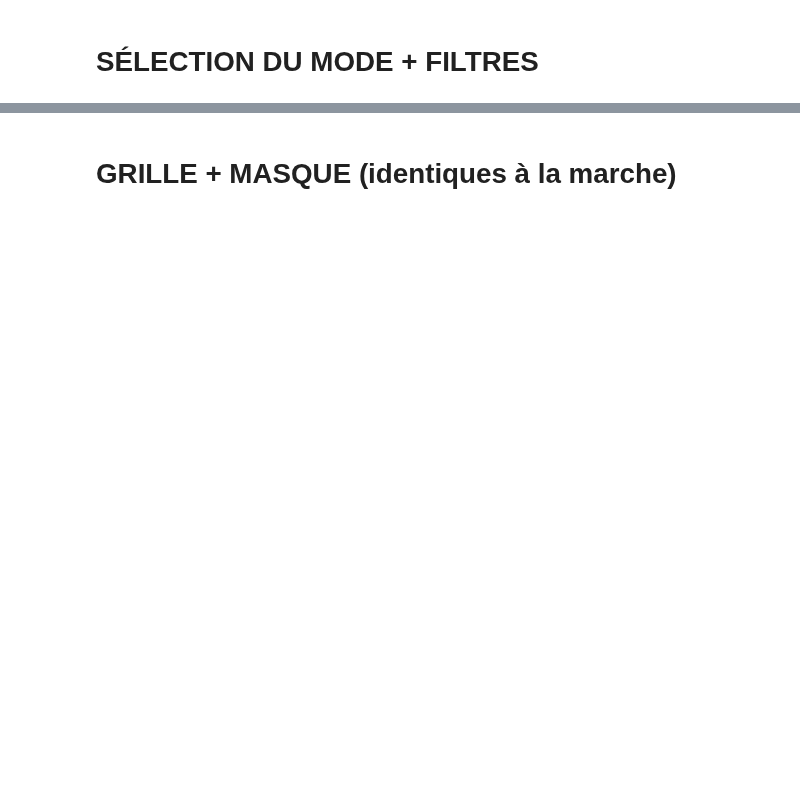
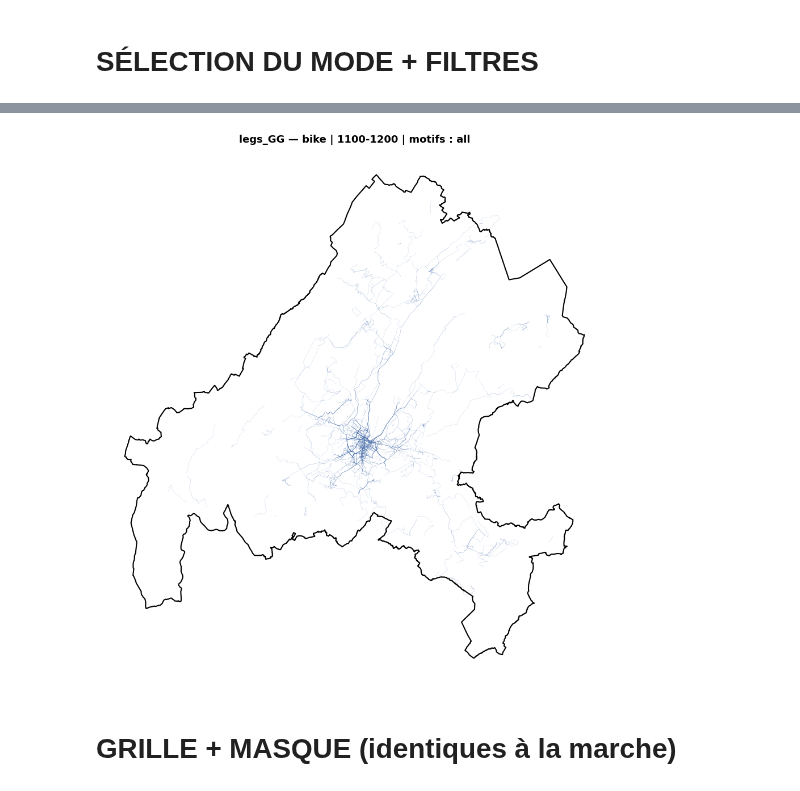
Before and after one commit to action-situee/PROJET_PIETON_GG, a Jupyter notebook: Notebook/PANEL_LEMANIQUE/01_bis_density_car_bike.ipynb, the cells around one changed output, grey strips where cells are left out. Cells and saved outputs as stored; diff of their text form; code cells hidden in the pictures; blank space fills up the shorter version.

```diff
--- a/Notebook/PANEL_LEMANIQUE/01_bis_density_car_bike.ipynb
+++ b/Notebook/PANEL_LEMANIQUE/01_bis_density_car_bike.ipynb
@@ -133,7 +187,7 @@ elif SOURCE == "gpkg":
         usr_w_constant_bad_signal = 0
     """
     keep_cols = ["leg_id", "user_id_fors", "mode", "length_leg", "duration",
-                 "started_at_in_timezone", "legs_date", "geometry"]
+                 "started_at_in_timezone", "legs_date", PURPOSE_COL, "geometry"]
 
     parts = []
     for layer in fiona.listlayers(f'{input_file_path_PL}241120_legs.gpkg'):
@@ -202,6 +277,47 @@ if MAX_SPEED_KMH is not None:
     gdf = gdf[~(gdf["speed_kmh"] > MAX_SPEED_KMH)].copy()
     print(f"\nFiltre vitesse > {MAX_SPEED_KMH} km/h : {n_fast:,} legs retirés, reste {len(gdf):,}")
 
+# ─── Référence users du mode (AVANT filtres horaire / motif) ─────────────────
+# Sert de dénominateur "mode_users" : les rasters par créneau / motif restent
+# additifs et comparables à density_all_<mode> (même population).
+N_USERS_MODE = gdf["user_id_fors"].nunique()
+print(f"\nUsers du mode (référence) : {N_USERS_MODE}")
+
+# ─── Filtre horaire (heure locale de départ) ──────────────────────────────────
+if TIME_FILTER:
+    if "started_at_local" in gdf.columns:
+        t_local = pd.to_datetime(gdf["started_at_local"], utc=True).dt.tz_convert("Europe/Zurich")
+    else:
+        t_local = pd.to_datetime(gdf["started_at_in_timezone"], utc=True).dt.tz_convert("Europe/Zurich")
+    t_min = t_local.dt.hour * 60 + t_local.dt.minute
+
+    if T_START < T_END:
+        time_mask = (t_min >= T_START) & (t_min < T_END)
+    else:                                   # fenêtre qui passe minuit
+        time_mask = (t_min >= T_START) | (t_min < T_END)
+
+    n_before = len(gdf)
+    gdf = gdf[time_mask.values].copy()
+    print(f"Filtre horaire {TIME_LABEL}   : {len(gdf):,} / {n_before:,} legs gardés")
+
+# ─── Filtre motif ─────────────────────────────────────────────────────────────
+if PURPOSE_COL in gdf.columns:
+    print(f"\nMotifs disponibles ({PURPOSE_COL}) :")
+    print(gdf[PURPOSE_COL].value_counts(dropna=False).to_string())
+elif PURPOSE_FILTER:
+    raise KeyError(f"Colonne motif '{PURPOSE_COL}' absente de legs_GG_all")
+
+if PURPOSE_FILTER:
+    unknown = [p for p in PURPOSES if p not in set(gdf[PURPOSE_COL].dropna().unique())]
+    if unknown:
+        print(f"⚠ Motifs absents (après filtres précédents) : {unknown}")
+    n_before = len(gdf)
+    gdf = gdf[gdf[PURPOSE_COL].isin(PURPOSES)].copy()
+    print(f"Filtre motif {PURPOSES} : {len(gdf):,} / {n_before:,} legs gardés")
+
+if len(gdf) == 0:
+    raise ValueError("Aucun leg après filtres horaire / motif")
+
 print(f"\nFeatures à rasteriser : {len(gdf):,}")
 print(f"Users                 : {gdf['user_id_fors'].nunique()}")
 print(f"Répartition modes     :\n{gdf['mode'].value_counts().to_string()}")
@@ -208,11 +342,13 @@ print(f"Répartition modes     :\n{gdf['mode'].value_counts().to_string()}")
 # %%
 fig, ax = plt.subplots(figsize=(10, 10))
-fig.suptitle(f"legs_GG — {MODE_LABEL}", fontsize=13, fontweight="bold")
+fig.suptitle(f"legs_GG — {MODE_LABEL} | {TIME_LABEL} | motifs : {PURPOSE_LABEL}", fontsize=13, fontweight="bold")
 gdf.plot(ax=ax, color="#4C72B0", linewidth=0.3, alpha=0.3)
 agglo_GG.boundary.plot(ax=ax, color="black", linewidth=1.5)
 ax.set_axis_off()
 plt.tight_layout()
 plt.show()
+# %% [output]
+[figure, added]
 # %% [markdown]
 # GRILLE + MASQUE (identiques à la marche)
 # %%
```
Also changed, not shown: parts of 9 cells of this notebook, 6 other files.
